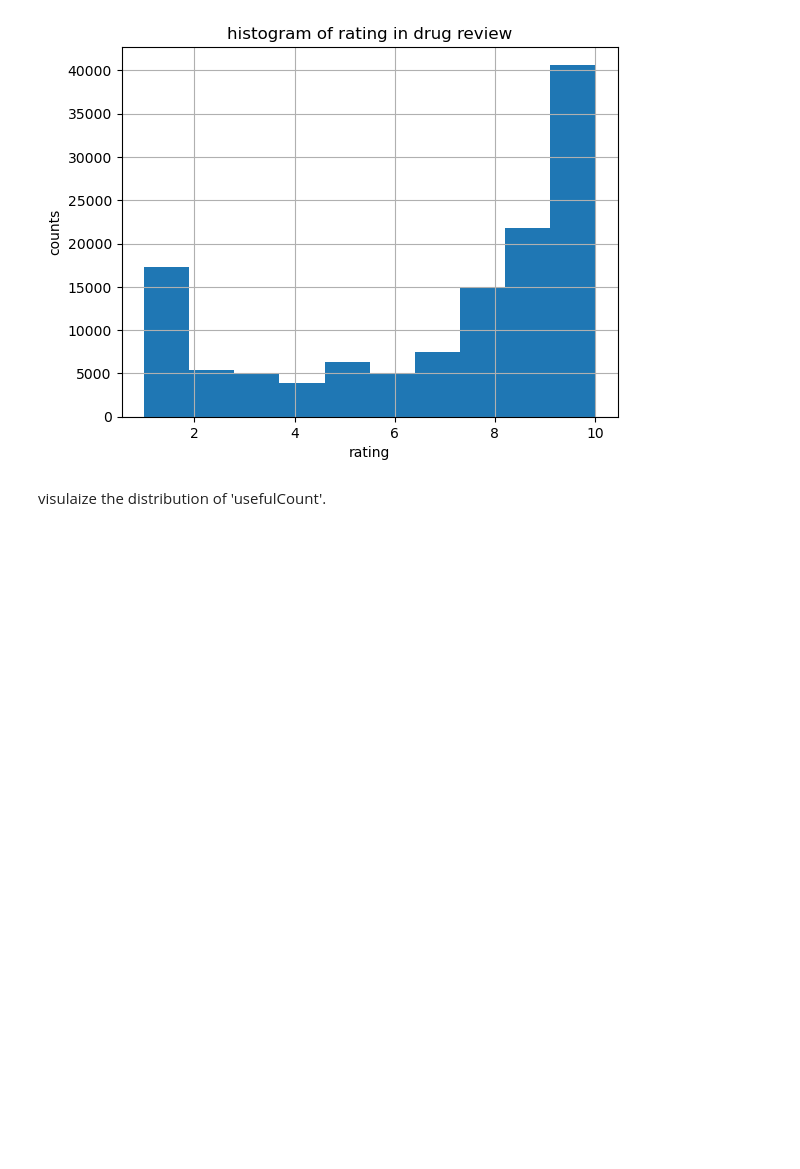
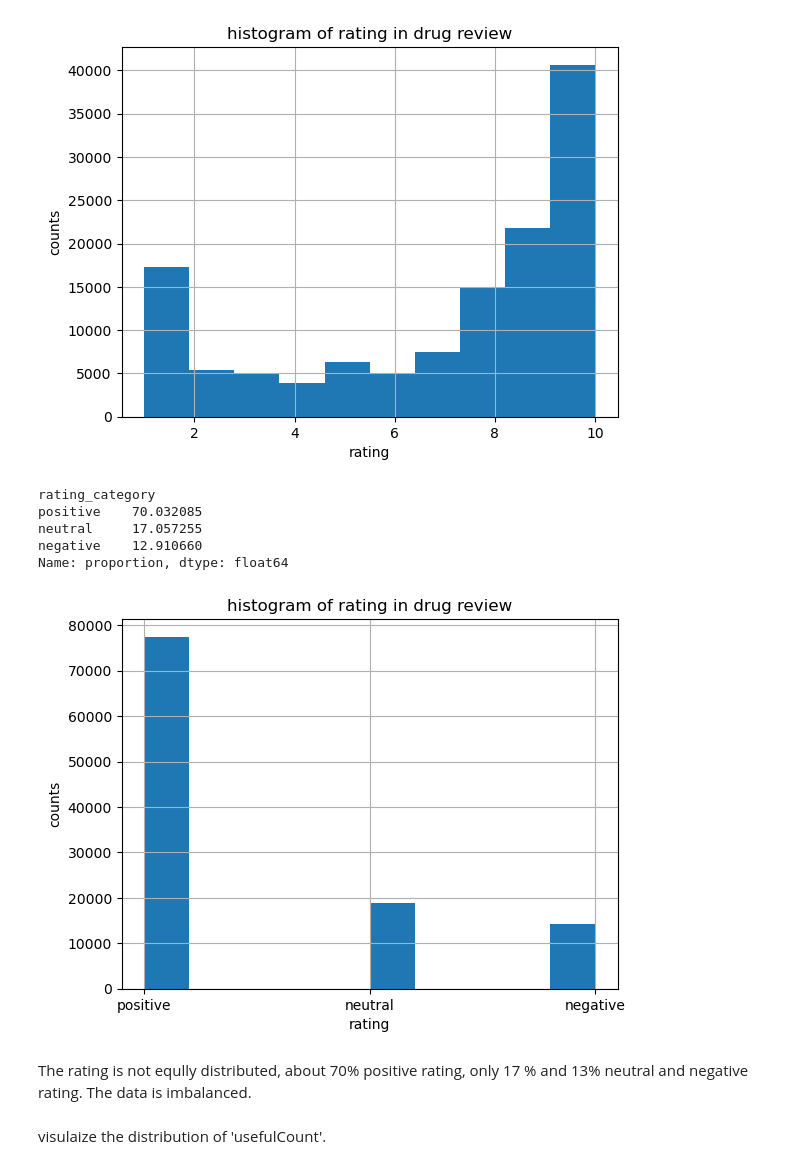
Before and after one commit to Gardenialover/Capstone_Three_Project, a Jupyter notebook: notebooks/data wranging and EDA .ipynb, the cells around one changed output. Drawn from its saved outputs; the diff is of its cells as text; code cells hidden in the pictures; blank space fills up the shorter version.

```diff
--- a/notebooks/data wranging and EDA .ipynb
+++ b/notebooks/data wranging and EDA .ipynb
@@ -377,6 +359,24 @@ plt.ylabel("counts")
 plt.show()
 # %% [output]
 [figure]
+# %%
+df['rating_category'] =pd.cut(df['rating'], bins = [1,4,7,10],labels = ['negative','neutral','positive'])
+print(df['rating_category'].value_counts(normalize = True)*100)
+
+df['rating_category'].hist(bins=10)
+plt.title('histogram of rating in drug review')
+plt.xlabel("rating")
+plt.ylabel("counts")
+plt.show()
+# %% [output]
+rating_category
+positive    70.032085
+neutral     17.057255
+negative    12.910660
+Name: proportion, dtype: float64
+[figure, added]
+# %% [markdown]
+The rating is not eqully distributed, about 70% positive rating, only 17 % and 13% neutral and negative rating. The data is imbalanced.
 # %% [markdown]
 visulaize the distribution of 'usefulCount'.
 # %%
```
Also changed, not shown: parts of 35 cells of this notebook.
